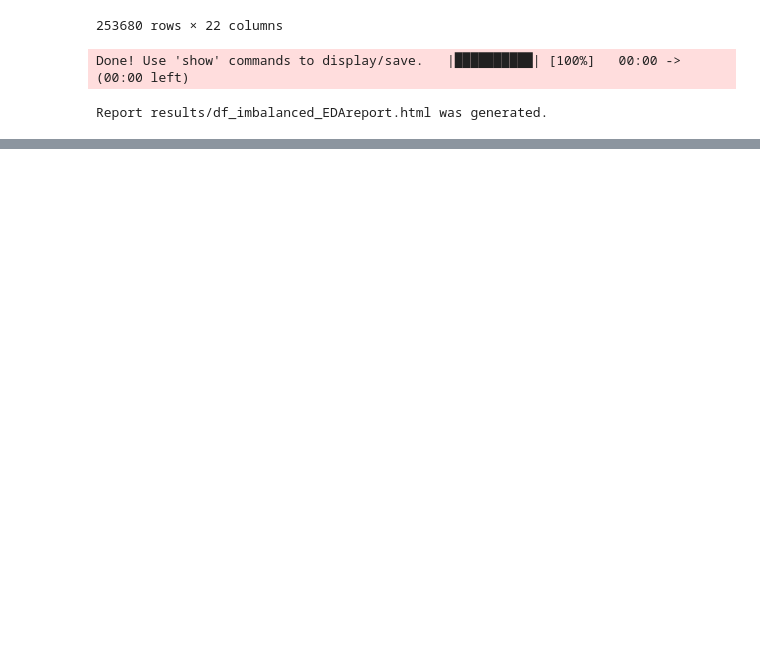
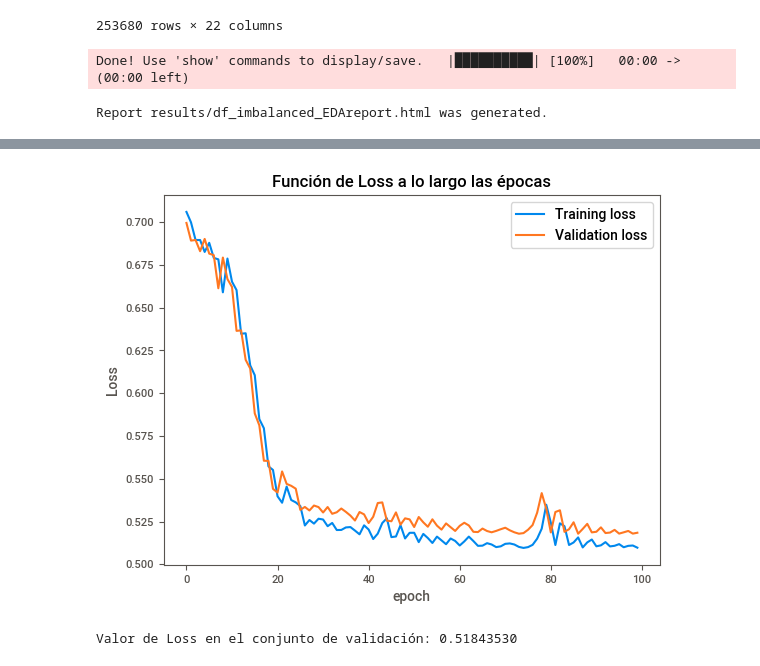
Before and after one commit to bonafepedro/DeepLearningpractice, a Jupyter notebook: tp1.ipynb, the cells around one changed output, grey strips where cells are left out. Saved outputs shown, nothing was run; the diff lists cells and outputs as text; code cells hidden in the pictures; blank space fills up the shorter version.

Commit message:
Notebook actualizado

```diff
--- a/tp1.ipynb
+++ b/tp1.ipynb
@@ -114,0 +246,34 @@ y_test = torch.LongTensor(y_test)
+# %%
+#epoch = Un entrenamiento sobre todo el dataset
+epochs = 100
+
+train_losses = []
+val_losses = []
+
+for epoch in tqdm.trange(epochs):
+    epoch+=1
+
+    # Foward pass y obtener la prediccion
+    y_pred = model_bcel.forward(X_train_tensor)
+
+    # Calcular la loss de cada epoca
+    loss_train = criterion(y_pred, y_train_conv)
+    train_losses.append(loss_train.item())
+
+    # No queremos imprimir los resultados de las 100 epocas asi que podemos poner una condicion
+    if epoch%10 == 1:
+       print(f'epoch: {epoch:2}  loss: {loss_train.item():10.8f}')
+
+    #optimizer.zero_grad() Setea todos los gradientes en cero, sino se acumulan
+    # y estariamos usando valores de gradiente que ya usamos previamente
+    optimizer.zero_grad()
+    loss_train.backward()
+    optimizer.step() #Actualiza todos los parametros del modelo (pesos y biases)
+
+    with torch.no_grad():
+        # Foward pass y obtener la prediccion
+        y_pred_val = model_bcel.forward(X_val_tensor)
+
+        # Calcular la loss de cada epoca
+        loss_val = criterion(y_pred_val, y_val_conv)
+        val_losses.append(loss_val.item())
@@ -114,0 +291,18 @@ y_test = torch.LongTensor(y_test)
+# %%
+plt.title('Función de Loss a lo largo las épocas')
+plt.plot(train_losses, label='Training loss')
+plt.plot(val_losses, label='Validation loss')
+plt.ylabel('Loss')
+plt.xlabel('epoch')
+plt.legend()
+plt.show()
+# %% [output]
+[figure, added]
+# %%
+# Evaluamos el modelo en el conjunto de validación
+with torch.no_grad():
+    y_pred = model_bcel.forward(X_val_tensor) #Hacemos una inferencia sobre el conjunto de datos
+    loss = criterion(y_pred, y_val_conv)
+print(f'Valor de Loss en el conjunto de validación: {loss:.8f}')
+# %% [output]
+Valor de Loss en el conjunto de validación: 0.51843530
```
Also changed, not shown: parts of 56 cells of this notebook.
